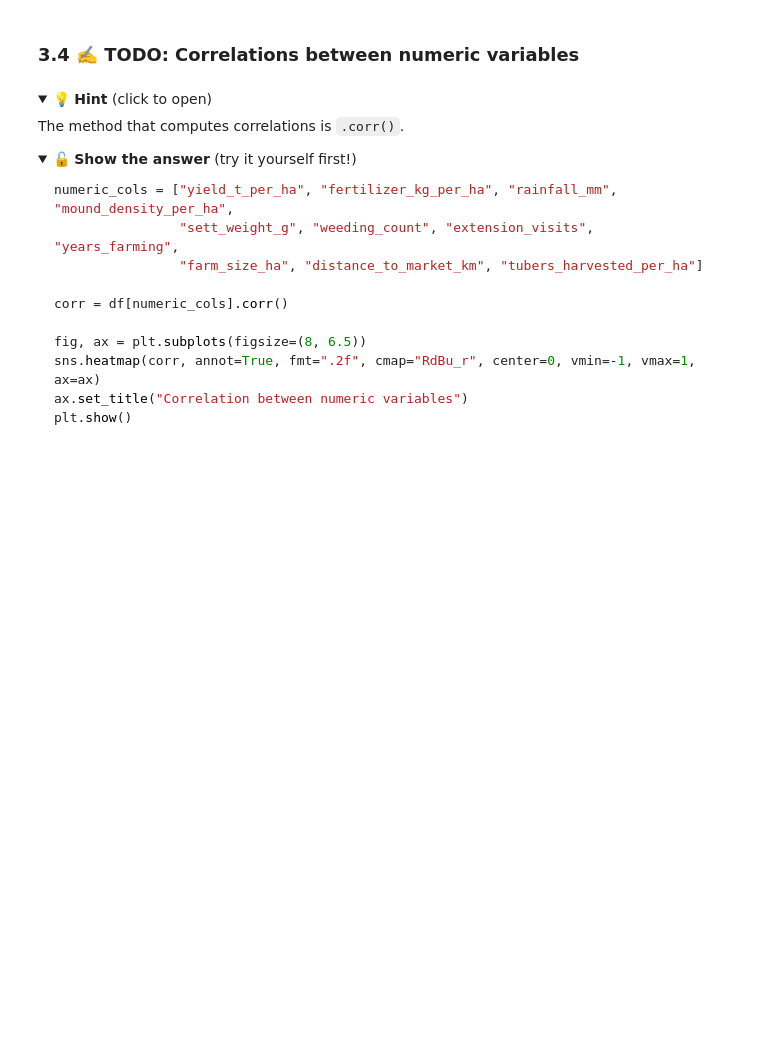
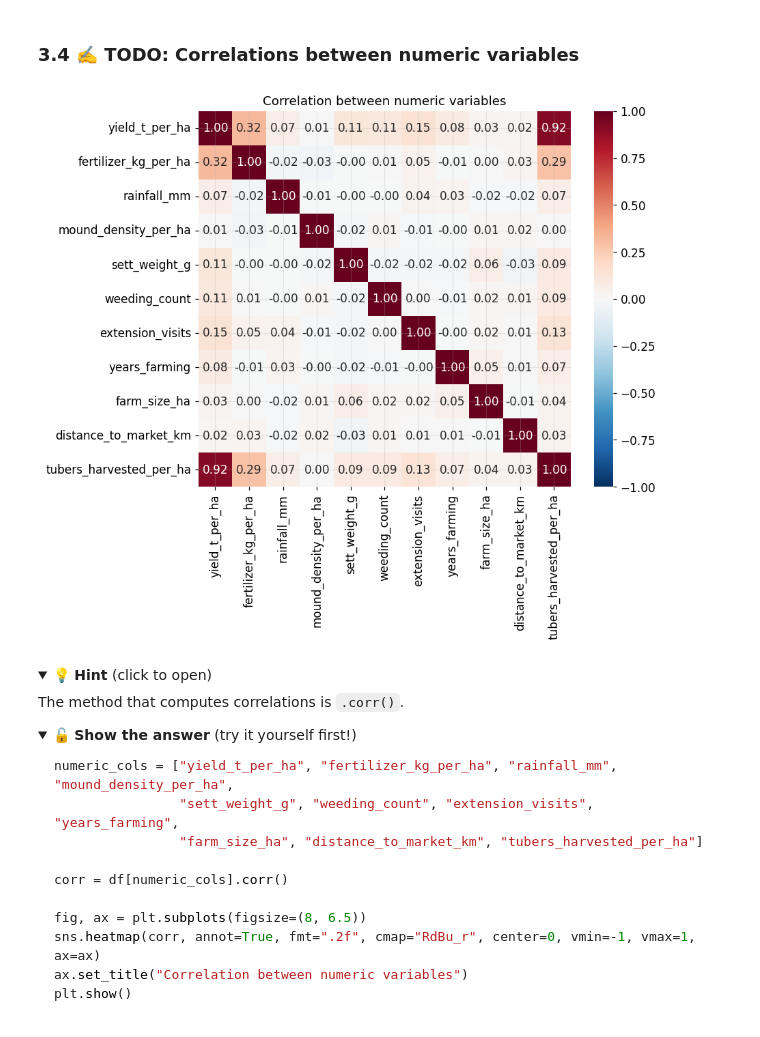
Before and after one commit to ofugocho/NSUK-DS-GROUP-03, a Jupyter notebook: notebooks/group_project.ipynb, the cells around one changed output. Cells and saved outputs as stored; diff of their text form; code cells hidden in the pictures; folded sections open; blank space fills up the shorter version.

```diff
--- a/notebooks/group_project.ipynb
+++ b/notebooks/group_project.ipynb
@@ -947,14 +985,16 @@ plt.show()
 # %%
 numeric_cols = ["yield_t_per_ha", "fertilizer_kg_per_ha", "rainfall_mm", "mound_density_per_ha",
                 "sett_weight_g", "weeding_count", "extension_visits", "years_farming",
                 "farm_size_ha", "distance_to_market_km", "tubers_harvested_per_ha"]
 
-corr = df[numeric_cols].____()
+corr = df[numeric_cols].corr()
 
 fig, ax = plt.subplots(figsize=(8, 6.5))
 sns.heatmap(corr, annot=True, fmt=".2f", cmap="RdBu_r", center=0, vmin=-1, vmax=1, ax=ax)
 ax.set_title("Correlation between numeric variables")
 plt.show()
+# %% [output]
+[figure, added]
 # %% [markdown]
 <details><summary>💡 <b>Hint</b> (click to open)</summary>
 
```
Also changed, not shown: parts of 15 cells of this notebook.
